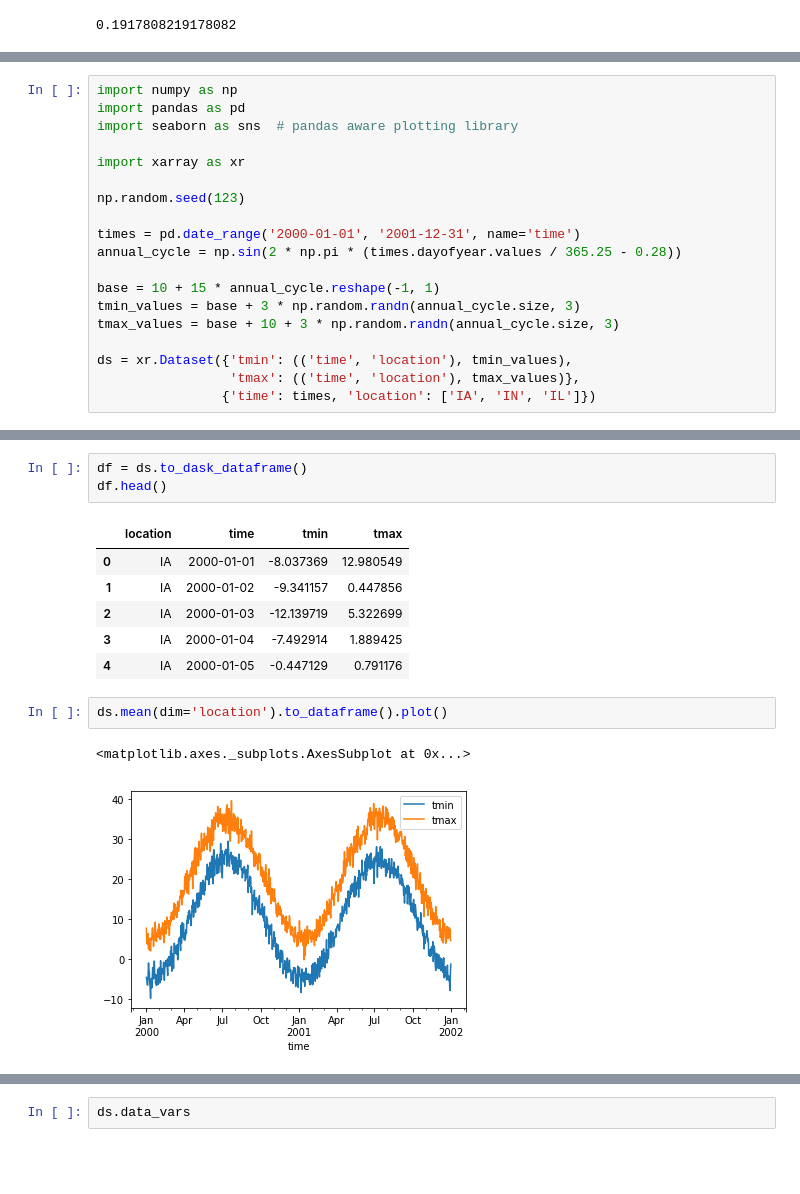
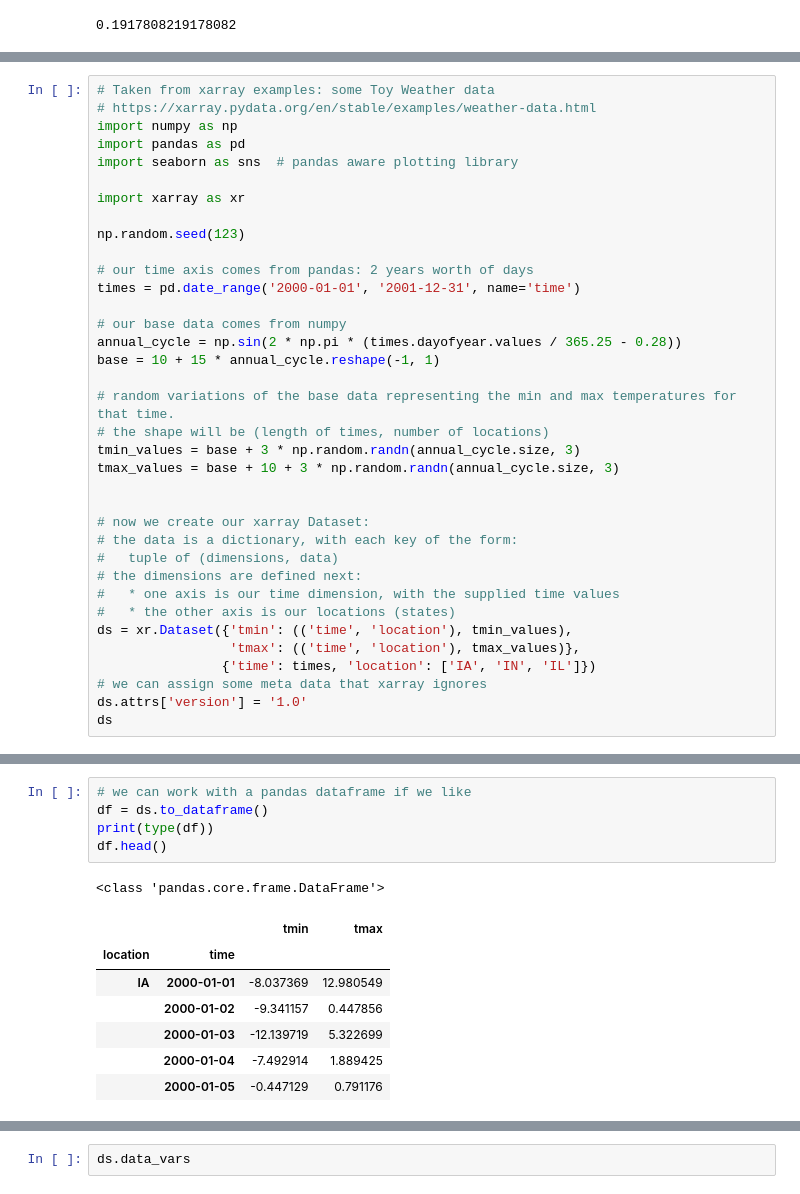
Before and after one commit to pmargani/pycon2018, a Jupyter notebook: Revisiting Python Data Analysis.ipynb, the cells around one changed output, grey strips where cells are left out. Saved outputs shown, nothing was run; the diff lists cells and outputs as text; blank space fills up the shorter version.

Commit message:
added TOC and enhanced Xarray section

```diff
--- a/Revisiting Python Data Analysis.ipynb
+++ b/Revisiting Python Data Analysis.ipynb
@@ -381,4 +414,6 @@ xarray (formerly xray) is an open source project and Python package that aims to
 # %%
+# Taken from xarray examples: some Toy Weather data
+# https://xarray.pydata.org/en/stable/examples/weather-data.html
 import numpy as np
 import pandas as pd
 import seaborn as sns  # pandas aware plotting library
@@ -387,13 +422,28 @@ import xarray as xr
 
 np.random.seed(123)
 
+# our time axis comes from pandas: 2 years worth of days
 times = pd.date_range('2000-01-01', '2001-12-31', name='time')
+
+# our base data comes from numpy
 annual_cycle = np.sin(2 * np.pi * (times.dayofyear.values / 365.25 - 0.28))
+base = 10 + 15 * annual_cycle.reshape(-1, 1)
 
-base = 10 + 15 * annual_cycle.reshape(-1, 1)
+# random variations of the base data representing the min and max temperatures for that time.
+# the shape will be (length of times, number of locations)
 tmin_values = base + 3 * np.random.randn(annual_cycle.size, 3)
 tmax_values = base + 10 + 3 * np.random.randn(annual_cycle.size, 3)
 
+
+# now we create our xarray Dataset:
+# the data is a dictionary, with each key of the form:
+#   tuple of (dimensions, data)
+# the dimensions are defined next:
+#   * one axis is our time dimension, with the supplied time values
+#   * the other axis is our locations (states)
 ds = xr.Dataset({'tmin': (('time', 'location'), tmin_values),
                  'tmax': (('time', 'location'), tmax_values)},
                 {'time': times, 'location': ['IA', 'IN', 'IL']})
+# we can assign some meta data that xarray ignores
+ds.attrs['version'] = '1.0'
+ds
@@ -400,15 +461,14 @@ ds = xr.Dataset({'tmin': (('time', 'location'), tmin_values),
-# %%
-df = ds.to_dask_dataframe()
-df.head()
-# %% [output]
-|  | location | time | tmin | tmax |
-| 0 | IA | 2000-01-01 | -8.037369 | 12.980549 |
-| 1 | IA | 2000-01-02 | -9.341157 | 0.447856 |
-| 2 | IA | 2000-01-03 | -12.139719 | 5.322699 |
-| 3 | IA | 2000-01-04 | -7.492914 | 1.889425 |
-| 4 | IA | 2000-01-05 | -0.447129 | 0.791176 |
-# %%
-ds.mean(dim='location').to_dataframe().plot()
-# %% [output]
-<matplotlib.axes._subplots.AxesSubplot at 0x...>
-[figure, removed]
+# %%
+# we can work with a pandas dataframe if we like
+df = ds.to_dataframe()
+print(type(df))
+df.head()
+# %% [output]
+<class 'pandas.core.frame.DataFrame'>
+|  |  | tmin | tmax |
+| location | time |  |  |
+| IA | 2000-01-01 | -8.037369 | 12.980549 |
+|  | 2000-01-02 | -9.341157 | 0.447856 |
+|  | 2000-01-03 | -12.139719 | 5.322699 |
+|  | 2000-01-04 | -7.492914 | 1.889425 |
+|  | 2000-01-05 | -0.447129 | 0.791176 |
```
Also changed, not shown: parts of 18 cells of this notebook.
